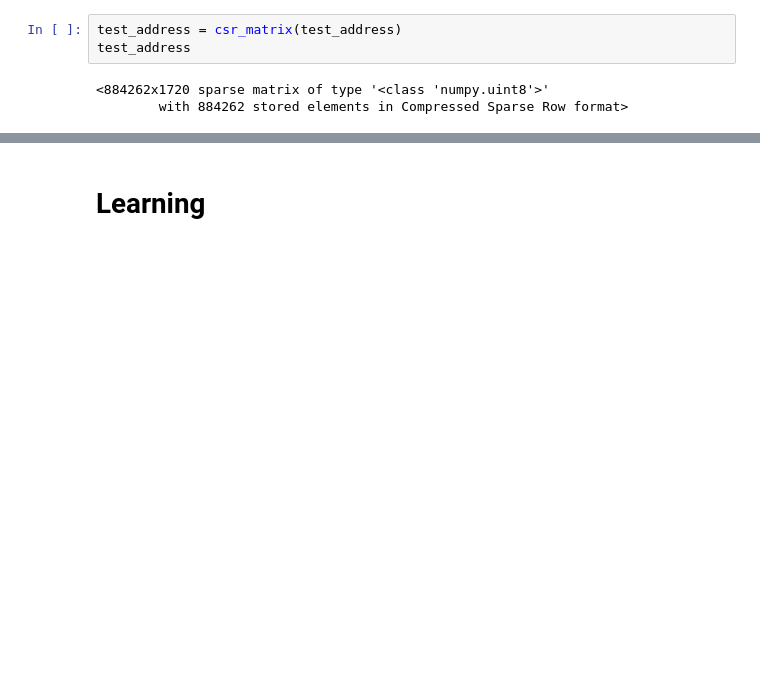
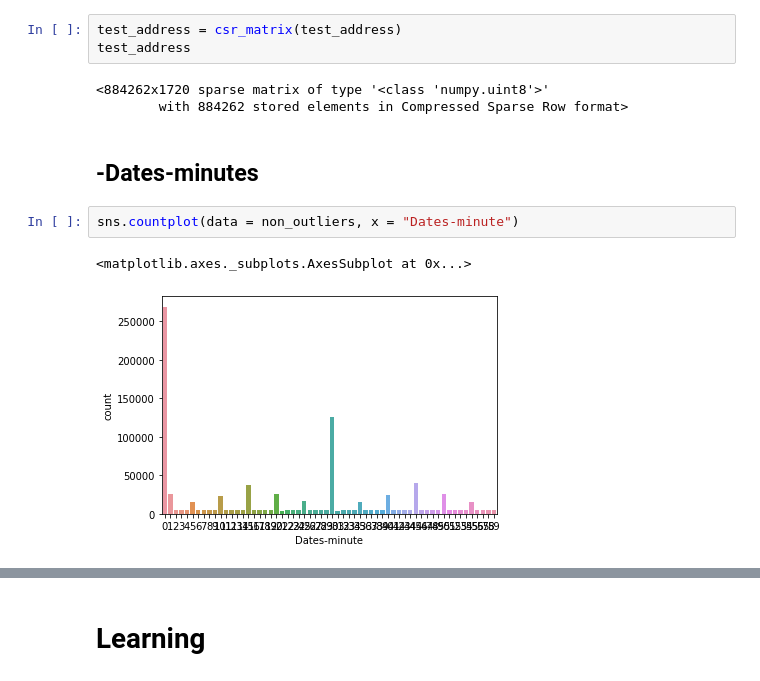
Before and after one commit to takkmj/hello_world, a Jupyter notebook: kaggle_san_francisco_crime_classification/sf_crime_practice.ipynb, the cells around one changed output, grey strips where cells are left out. Cells and saved outputs as stored; diff of their text form; blank space fills up the shorter version.

```diff
--- a/kaggle_san_francisco_crime_classification/sf_crime_practice.ipynb
+++ b/kaggle_san_francisco_crime_classification/sf_crime_practice.ipynb
@@ -495,3 +495,10 @@ test_address
 # %% [output]
 <884262x1720 sparse matrix of type '<class 'numpy.uint8'>'
         with 884262 stored elements in Compressed Sparse Row format>
+# %% [markdown]
+## -Dates-minutes
+# %%
+sns.countplot(data = non_outliers, x = "Dates-minute")
+# %% [output]
+<matplotlib.axes._subplots.AxesSubplot at 0x...>
+[figure, added]
```
Also changed, not shown: parts of 18 cells of this notebook.
